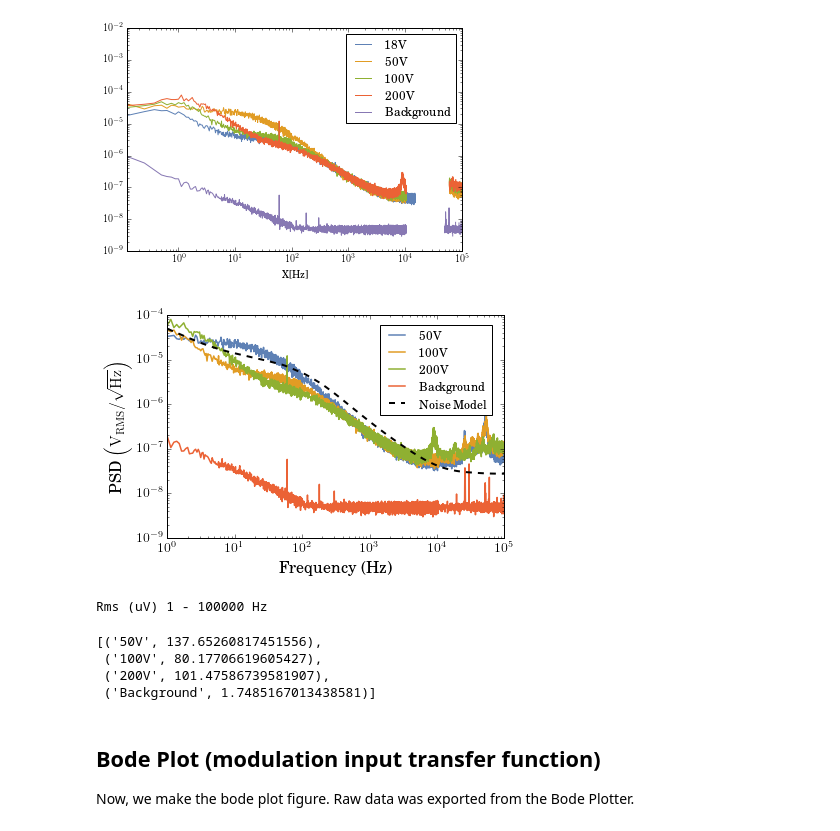
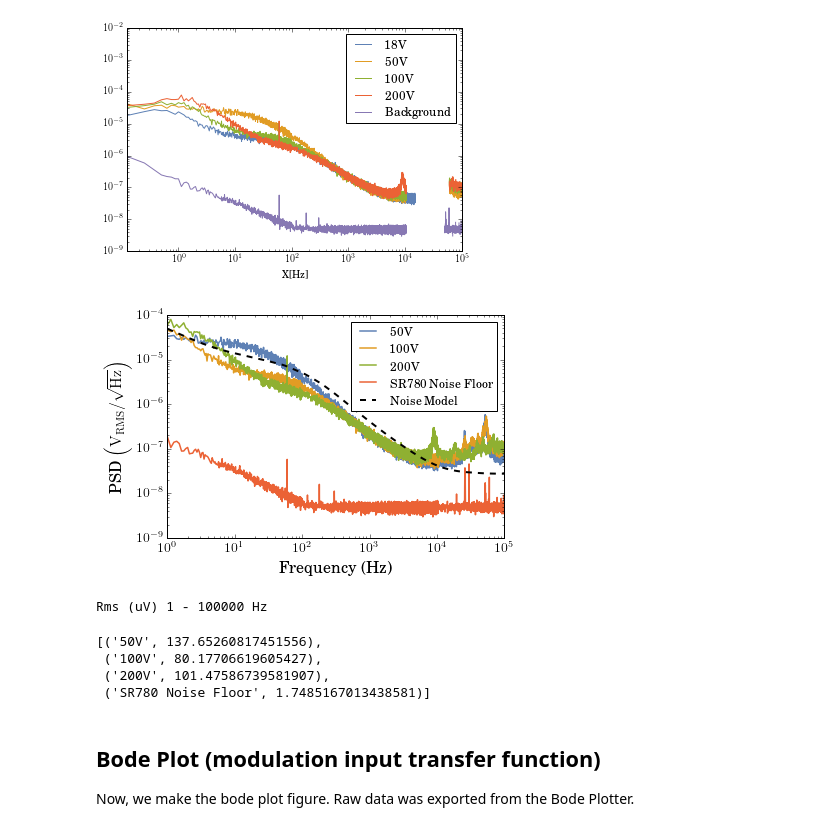
Before and after one commit to npisenti/piezo, a Jupyter notebook: calc/NoiseAnalysisFinal.ipynb, the cells around one changed output. Saved outputs shown, nothing was run; the diff lists cells and outputs as text; code cells hidden in the pictures.

```diff
--- a/calc/NoiseAnalysisFinal.ipynb
+++ b/calc/NoiseAnalysisFinal.ipynb
@@ -89,41 +90,44 @@ data.plot(loglog=True)
 # %%
 # import PSD data
 psd = pd.read_csv('./data/NoisePSD_data.csv', index_col=0)
+psd.rename(columns={'Background': 'SR780 Noise Floor'}, inplace=True)
+
 noise_theoretical = pd.read_csv("./data/CalcNoiseContrib.csv", header=None,
                        names=["s","$e_n$ (op-amp)", "$i_n$ (op-amp)", "Johnson", "DAC", "DRV @100V", "Total"], index_col=0)
 
 # convert zeros to nans, really only matters for DRV noise plot (which extends out to 10kHz)
 noise_theoretical["DRV @100V"] = noise_theoretical["DRV @100V"].replace(0, float('nan'))
 matplotlib.rc('axes', prop_cycle=color_cycle)
 
 
 ax = psd.interpolate().plot(loglog=True, linewidth=1.5)    # must call .interpolate() here because background data is misaligned on X[Hz]
                                         # with respect to the rest of the dataset. This causes a gap in the plot
 plt.plot(noise_theoretical.index, noise_theoretical['Total'], linewidth=2, linestyle='--', color='black', label='Noise Model')
 plt.ylim([1e-9, 1e-4])
 plt.xlim([1, 1e5])
 ax.tick_params(labelsize=14)
 
 #plt.title('RMS Voltage PSD', fontsize=18)
-plt.legend(loc='upper right',  bbox_to_anchor=(0.98,0.98))
+plt.legend(loc='upper right',  bbox_to_anchor=(0.997,0.997))
 plt.xlabel('Frequency (Hz)', fontsize=16)
 plt.ylabel(r'PSD $\left(\mathrm{V_{RMS}} / \sqrt{\mathrm{Hz}}\right)$', fontsize=16)
 plt.tight_layout()
-plt.savefig('../fig/VoltagePSD.pdf')
+#plt.savefig('../fig/VoltagePSD.pdf')
 plt.savefig('../fig/VoltagePSD.png', dpi=300)
+plt.savefig('../submission/VoltagePSD.eps', format='eps', dpi=300)
 plt.show()
 
 rms_minFreq = 1
 rms_maxFreq = 1e5
 print("Rms (uV) %d - %d Hz" % (rms_minFreq, rms_maxFreq))
 [(c, 1e6*np.sqrt(np.trapz((psd[c][rms_minFreq:rms_maxFreq].interpolate())**2 , psd[c][rms_minFreq:rms_maxFreq].index))) for c in psd.columns]
 # %% [output]
-[figure, old version]
+[figure, new version]
 Rms (uV) 1 - 100000 Hz
 [('50V', 137.65260817451556),
  ('100V', 80.17706619605427),
  ('200V', 101.47586739581907),
- ('Background', 1.7485167013438581)]
+ ('SR780 Noise Floor', 1.7485167013438581)]
 # %% [markdown]
 ## Bode Plot (modulation input transfer function)
 
```
Also changed, not shown: parts of 5 cells of this notebook, 10 other files.
